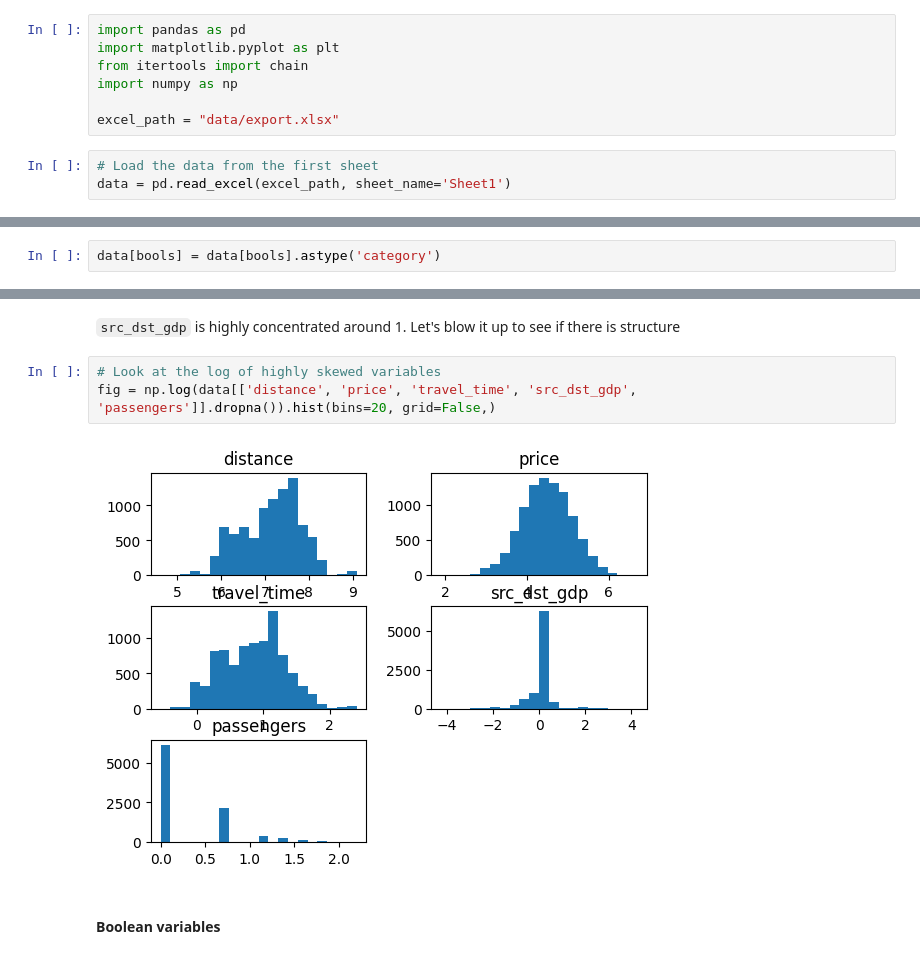
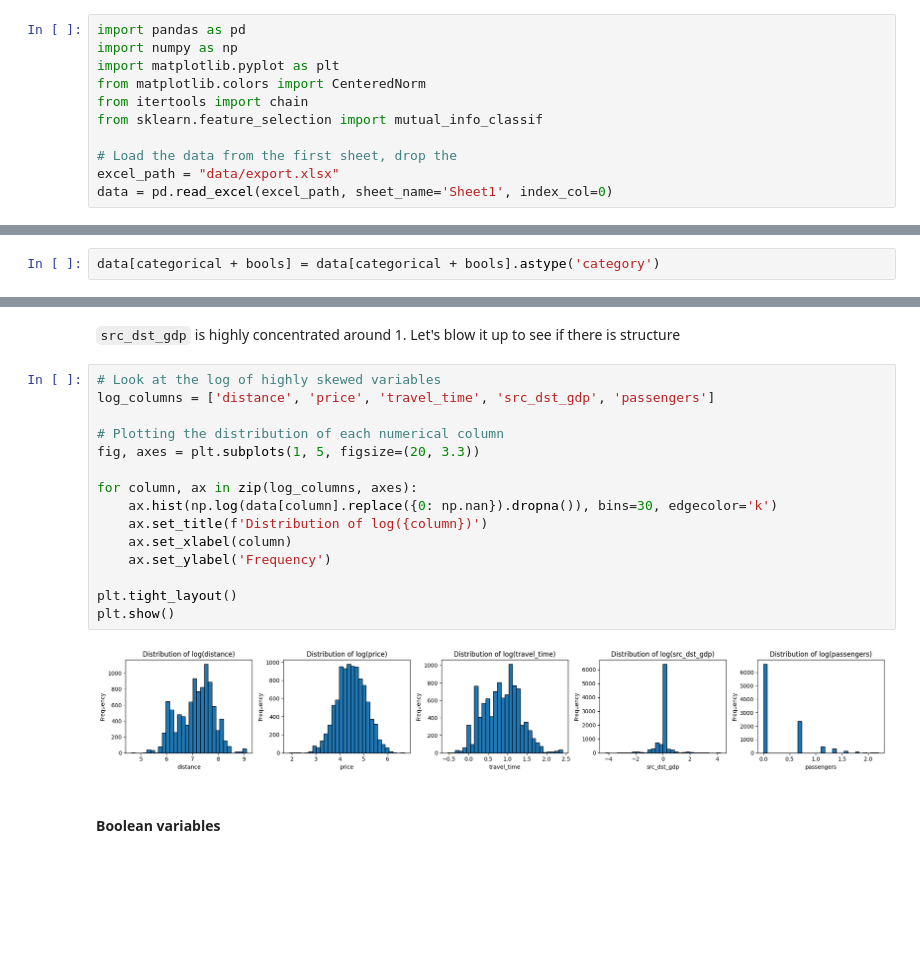
Before and after one commit to amonras/optimal-pricing, a Jupyter notebook: EDA.ipynb, the cells around one changed output, grey strips where cells are left out. Drawn from its saved outputs; the diff is of its cells as text; blank space fills up the shorter version.

```diff
--- a/EDA.ipynb
+++ b/EDA.ipynb
@@ -2,14 +2,15 @@
 # Exploratory Data Analysis
 # %%
 import pandas as pd
+import numpy as np
 import matplotlib.pyplot as plt
+from matplotlib.colors import CenteredNorm
 from itertools import chain
-import numpy as np
+from sklearn.feature_selection import mutual_info_classif
 
+# Load the data from the first sheet, drop the
 excel_path = "data/export.xlsx"
+data = pd.read_excel(excel_path, sheet_name='Sheet1', index_col=0)
-# %%
-# Load the data from the first sheet
-data = pd.read_excel(excel_path, sheet_name='Sheet1')
 # %% [markdown]
 ### Data types
 # %%
@@ -68,7 +68,7 @@ ints = ['children', 'bag_weight', 'nr_of_stopovers', 'passengers']
 bools = ['is_intercontinental', 'within_country', 'us_movement_outside_us', 'Bag_Purchased']
 const = ['markup']
 # %%
-data[bools] = data[bools].astype('category')
+data[categorical + bools] = data[categorical + bools].astype('category')
 # %% [markdown]
 Missing values mostly on
 - 'src_dst_gdp' (6%): Probably due to data unavailability of third world countries
@@ -165,9 +155,21 @@ plt.show()
 `src_dst_gdp` is highly concentrated around 1. Let's blow it up to see if there is structure
 # %%
 # Look at the log of highly skewed variables
-fig = np.log(data[['distance', 'price', 'travel_time', 'src_dst_gdp', 'passengers']].dropna()).hist(bins=20, grid=False,)
+log_columns = ['distance', 'price', 'travel_time', 'src_dst_gdp', 'passengers']
+
+# Plotting the distribution of each numerical column
+fig, axes = plt.subplots(1, 5, figsize=(20, 3.3))
+
+for column, ax in zip(log_columns, axes):
+    ax.hist(np.log(data[column].replace({0: np.nan}).dropna()), bins=30, edgecolor='k')
+    ax.set_title(f'Distribution of log({column})')
+    ax.set_xlabel(column)
+    ax.set_ylabel('Frequency')
+
+plt.tight_layout()
+plt.show()
 # %% [output]
-[figure, old version]
+[figure, new version]
 # %% [markdown]
 #### Boolean variables
 # %%
```
Also changed, not shown: parts of 18 cells of this notebook, 21 other files.
